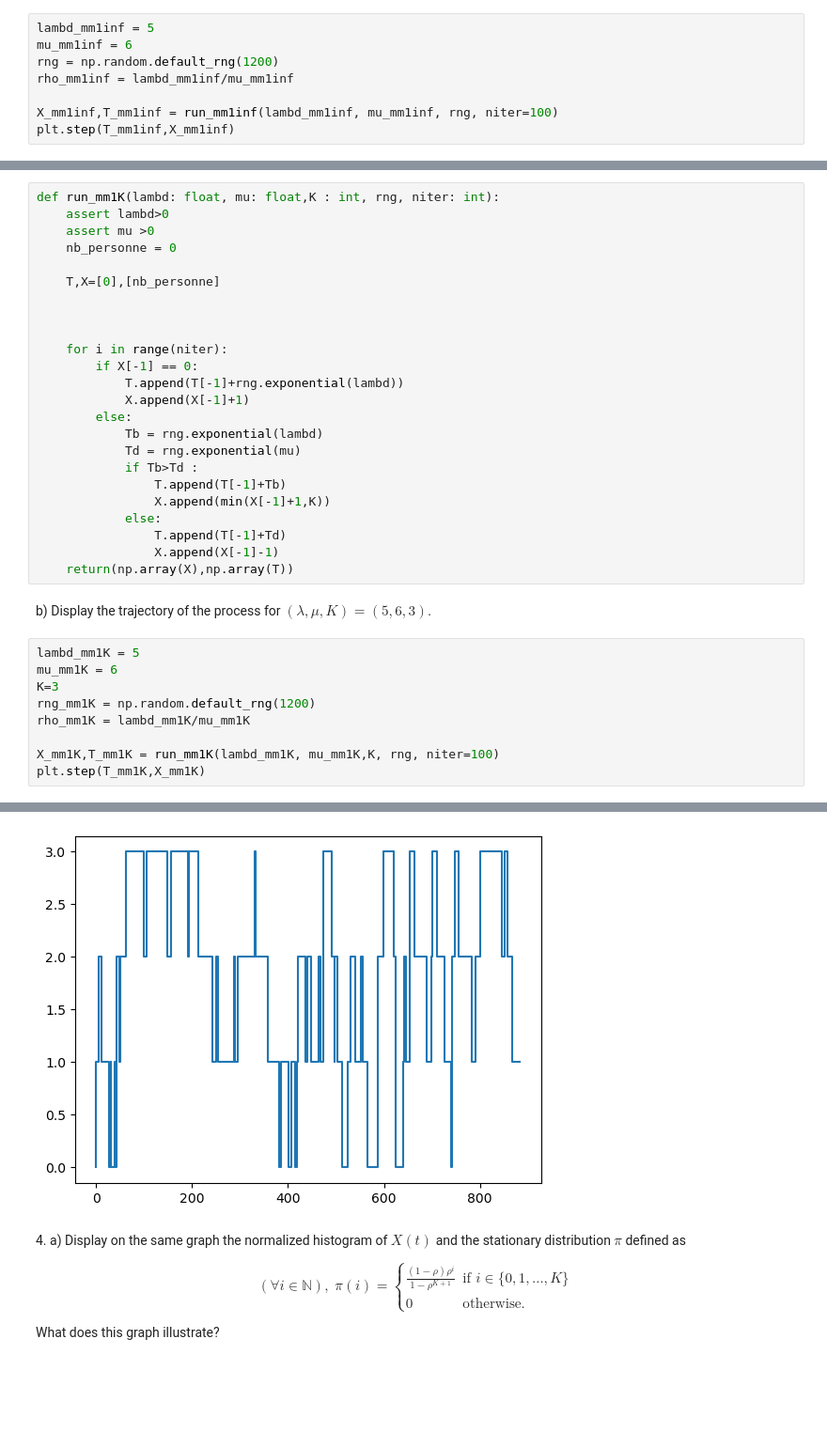
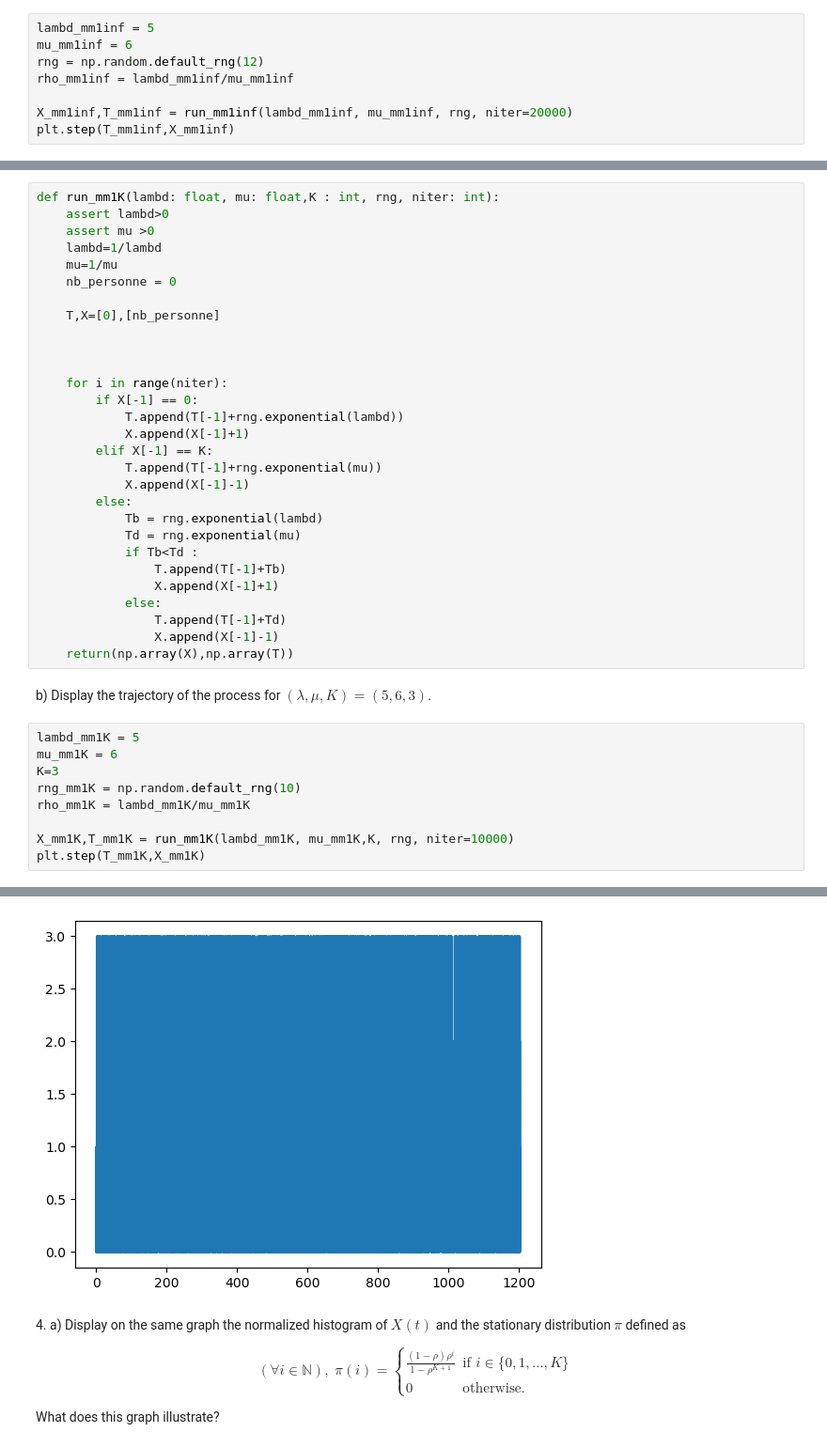
Before and after one commit to VictorNiaussat/MarkovChain, a Jupyter notebook: lab2_markov_students/lab2_notebook.ipynb, the cells around one changed output, grey strips where cells are left out. Shown: that part at 94% size. Cells and saved outputs as stored; diff of their text form; blank space fills up the shorter version.

```diff
--- a/lab2_markov_students/lab2_notebook.ipynb
+++ b/lab2_markov_students/lab2_notebook.ipynb
@@ -123,10 +123,10 @@ b) Display the generated trajectory of the process for $(\lambda,\mu) = (5, 6)$
 # %%
 lambd_mm1inf = 5
 mu_mm1inf = 6
-rng = np.random.default_rng(1200)
+rng = np.random.default_rng(12)
 rho_mm1inf = lambd_mm1inf/mu_mm1inf
 
-X_mm1inf,T_mm1inf = run_mm1inf(lambd_mm1inf, mu_mm1inf, rng, niter=100)
+X_mm1inf,T_mm1inf = run_mm1inf(lambd_mm1inf, mu_mm1inf, rng, niter=20000)
 plt.step(T_mm1inf,X_mm1inf)
 # %% [output]
 [<matplotlib.lines.Line2D at 0x...>]
@@ -168,6 +168,8 @@ Consider the case where the size of the capacity service $K$ is finite, i.e., wh
 def run_mm1K(lambd: float, mu: float,K : int, rng, niter: int):
     assert lambd>0
     assert mu >0
+    lambd=1/lambd
+    mu=1/mu
     nb_personne = 0
 
     T,X=[0],[nb_personne]
@@ -178,12 +180,15 @@ def run_mm1K(lambd: float, mu: float,K : int, rng, niter: int):
         if X[-1] == 0:
             T.append(T[-1]+rng.exponential(lambd))
             X.append(X[-1]+1)
+        elif X[-1] == K:
+            T.append(T[-1]+rng.exponential(mu))
+            X.append(X[-1]-1)
         else:
             Tb = rng.exponential(lambd)
             Td = rng.exponential(mu)
-            if Tb>Td :
+            if Tb<Td :
                 T.append(T[-1]+Tb)
-                X.append(min(X[-1]+1,K))
+                X.append(X[-1]+1)
             else:
                 T.append(T[-1]+Td)
                 X.append(X[-1]-1)
@@ -193,15 +198,15 @@ b) Display the trajectory of the process for $(\lambda,\mu, K) = (5, 6, 3)$.
 # %%
 lambd_mm1K = 5
 mu_mm1K = 6
 K=3
-rng_mm1K = np.random.default_rng(1200)
+rng_mm1K = np.random.default_rng(10)
 rho_mm1K = lambd_mm1K/mu_mm1K
 
-X_mm1K,T_mm1K = run_mm1K(lambd_mm1K, mu_mm1K,K, rng, niter=100)
+X_mm1K,T_mm1K = run_mm1K(lambd_mm1K, mu_mm1K,K, rng, niter=10000)
 plt.step(T_mm1K,X_mm1K)
 # %% [output]
 [<matplotlib.lines.Line2D at 0x...>]
-[figure, old version]
+[figure, new version]
 # %% [markdown]
 4\. a) Display on the same graph the normalized histogram of $X(t)$ and the stationary distribution $\pi$ defined as
 
```
Also changed, not shown: parts of 7 cells of this notebook, 2 other files.
